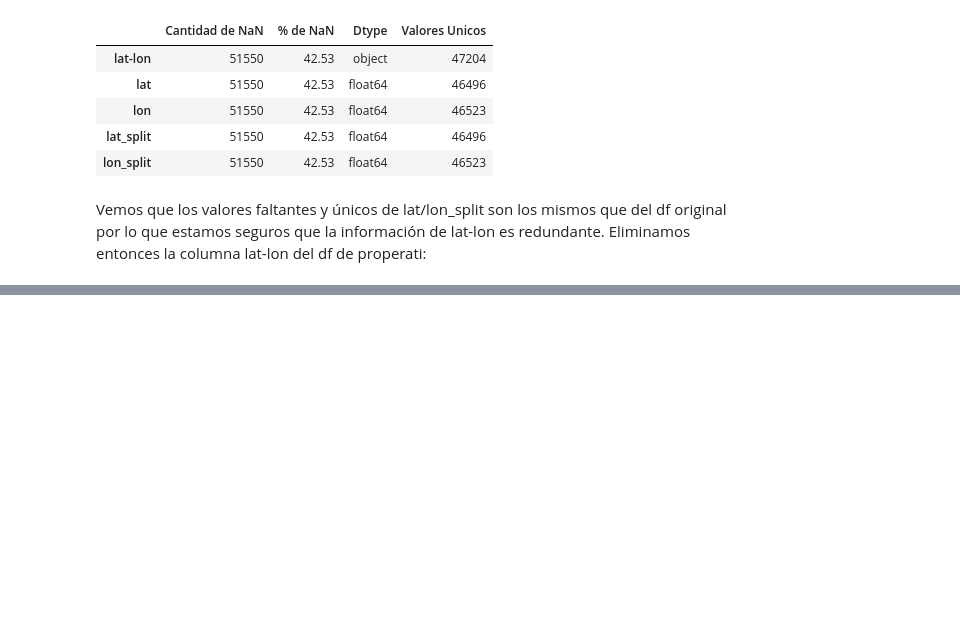
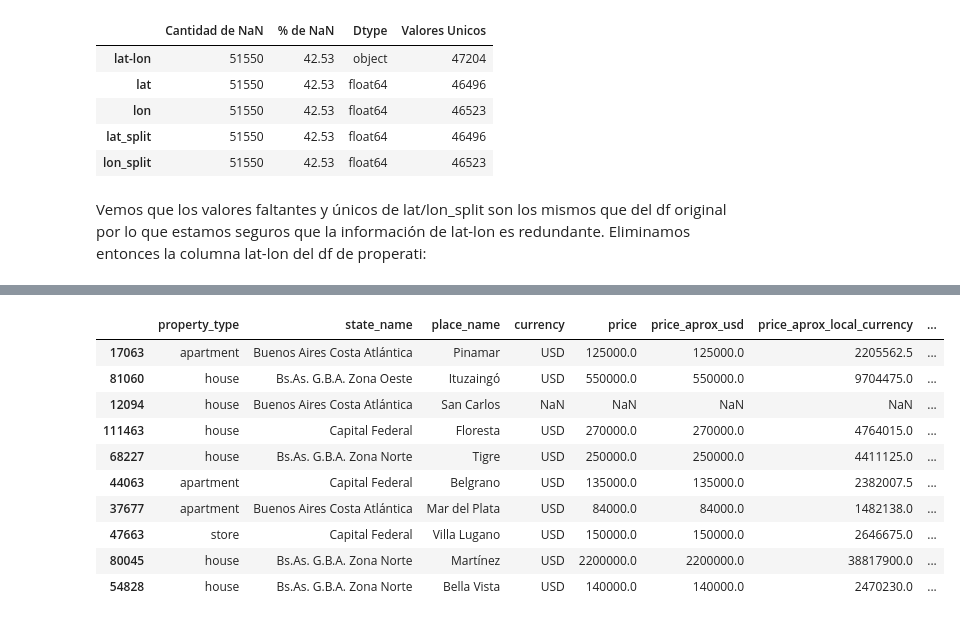
Before and after one commit to varelapablos/Desafio1-G3, a Jupyter notebook: Notebook_Alan.ipynb, the cells around one changed output, grey strips where cells are left out. Saved outputs shown, nothing was run; the diff lists cells and outputs as text; code cells hidden in the pictures; blank space fills up the shorter version.

```diff
--- a/Notebook_Alan.ipynb
+++ b/Notebook_Alan.ipynb
@@ -727,0 +914,16 @@ Length: 98, dtype: float64
+# %%
+# Creamos un df donde nos interesen valores de precio y valores que nos ayuden con la imputación, ya que el precio puede depender de varios parámetros.
+data_price = data[['property_type', 'state_name', 'place_name', 'currency', 'price', 'price_aprox_usd', 'price_aprox_local_currency', 'surface_total_in_m2', 'surface_covered_in_m2', 'price_usd_per_m2', 'price_per_m2', 'rooms', 'expenses']]
+data_price.sample(10)
+# %% [output]
+|  | property_type | state_name | place_name | currency | price | price_aprox_usd | price_aprox_local_currency | ... |
+| 17063 | apartment | Buenos Aires Costa Atlántica | Pinamar | USD | 125000.0 | 125000.0 | 2205562.5 | ... |
+| 81060 | house | Bs.As. G.B.A. Zona Oeste | Ituzaingó | USD | 550000.0 | 550000.0 | 9704475.0 | ... |
+| 12094 | house | Buenos Aires Costa Atlántica | San Carlos | NaN | NaN | NaN | NaN | ... |
+| 111463 | house | Capital Federal | Floresta | USD | 270000.0 | 270000.0 | 4764015.0 | ... |
+| 68227 | house | Bs.As. G.B.A. Zona Norte | Tigre | USD | 250000.0 | 250000.0 | 4411125.0 | ... |
+| 44063 | apartment | Capital Federal | Belgrano | USD | 135000.0 | 135000.0 | 2382007.5 | ... |
+| 37677 | apartment | Buenos Aires Costa Atlántica | Mar del Plata | USD | 84000.0 | 84000.0 | 1482138.0 | ... |
+| 47663 | store | Capital Federal | Villa Lugano | USD | 150000.0 | 150000.0 | 2646675.0 | ... |
+| 80045 | house | Bs.As. G.B.A. Zona Norte | Martínez | USD | 2200000.0 | 2200000.0 | 38817900.0 | ... |
+| 54828 | house | Bs.As. G.B.A. Zona Norte | Bella Vista | USD | 140000.0 | 140000.0 | 2470230.0 | ... |
```
Also changed, not shown: parts of 117 cells of this notebook, 1 other file.
